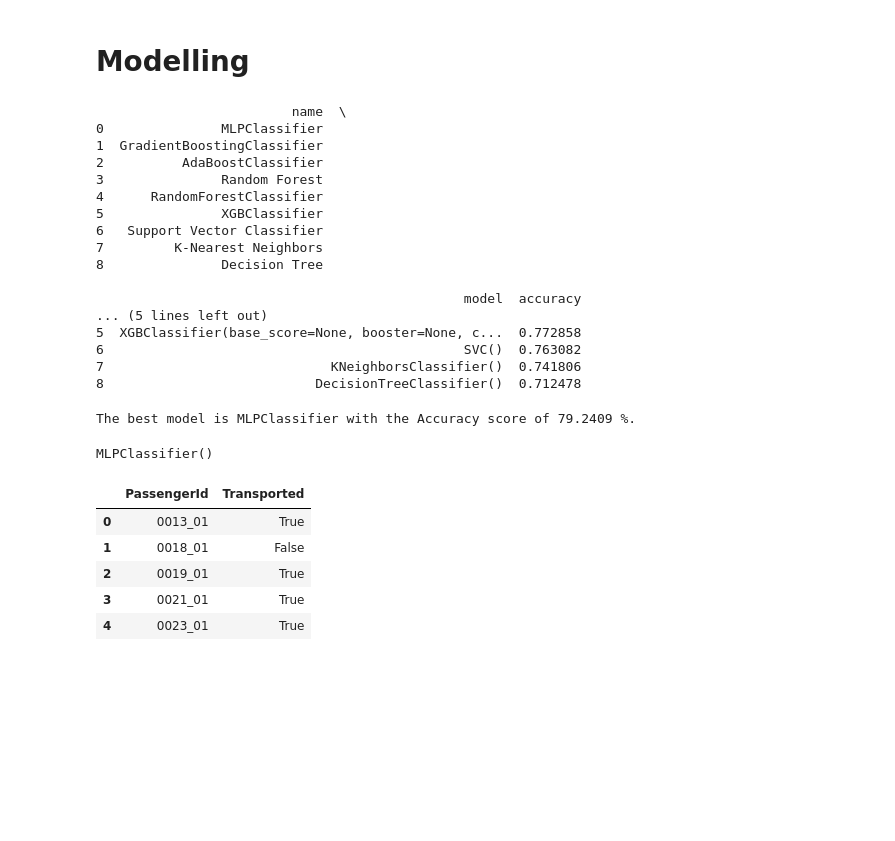
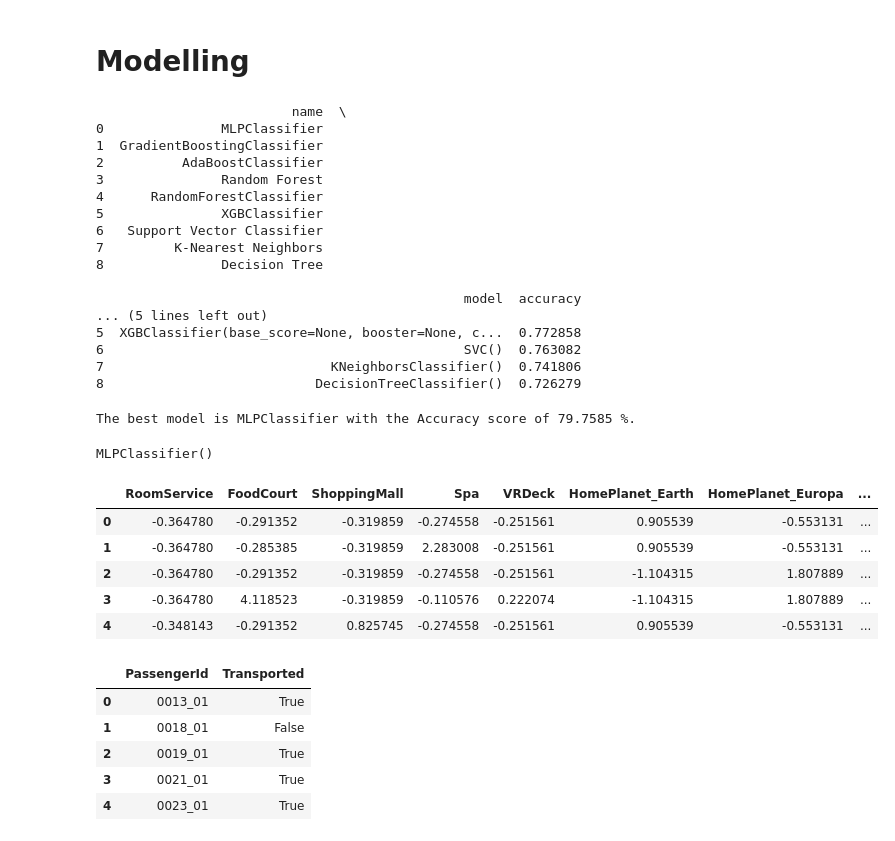
Before and after one commit to saptarshipal1/spaceship-titanic, a Jupyter notebook: data/spaceship-titanic_2.0.ipynb, the cells around one changed output. Cells and saved outputs as stored; diff of their text form; code cells hidden in the pictures; blank space fills up the shorter version.

```diff
--- a/data/spaceship-titanic_2.0.ipynb
+++ b/data/spaceship-titanic_2.0.ipynb
@@ -234,3 +261,5 @@ test1.head()
 | 2 | 0.0 | 0.0 | 0.0 | 0.0 | 0.0 | 0 | 1 | ... |
 | 3 | 0.0 | 6652.0 | 0.0 | 181.0 | 585.0 | 0 | 1 | ... |
 | 4 | 10.0 | 0.0 | 635.0 | 0.0 | 0.0 | 1 | 0 | ... |
+# %%
+test1_cols=test1.columns
@@ -310,2 +329,11 @@ train1.shape
 # %%
 #train1.columns
+# %%
+'''
+train1['extra_services'] = train1['RoomService']+train1['FoodCourt']+train1['ShoppingMall']+train1['Spa']+train1['VRDeck']
+train1.drop(columns = ['RoomService', 'FoodCourt', 'ShoppingMall', 'Spa', 'VRDeck'], axis =1,inplace =True)
+
+
+test1['extra_services'] = test1['RoomService']+test1['FoodCourt']+test1['ShoppingMall']+test1['Spa']+test1['VRDeck']
+test1.drop(columns = ['RoomService', 'FoodCourt', 'ShoppingMall', 'Spa', 'VRDeck'], axis =1,inplace =True)
+'''
@@ -311,0 +364,11 @@ train1.shape
+# %%
+'''
+train1['ShoppingMall'] = np.log1p(train1['ShoppingMall'])
+train1['VRDeck'] = np.log1p(train1['VRDeck'])
+train1['Spa'] = np.log1p(train1['Spa'])
+train1['FoodCourt'] = np.log1p(train1['FoodCourt'])
+train1['RoomService'] = np.log1p(train1['RoomService'])
+
+
+train1.skew()
+'''
@@ -335,6 +400,7 @@ scaler2 = StandardScaler()
 X_train = scaler2.fit_transform(X_train)
 X_test = scaler2.fit_transform(X_test)
 test1 = scaler2.fit_transform(test1)
+test1  =pd.DataFrame(test1 ,columns = test1_cols)
 # %%
 '''
 X_train_sc =pd.DataFrame(X_train_sc,columns = X_train.columns)
@@ -389,16 +455,25 @@ print(df_scores)
 5  XGBClassifier(base_score=None, booster=None, c...  0.772858
 6                                              SVC()  0.763082
 7                             KNeighborsClassifier()  0.741806
-8                           DecisionTreeClassifier()  0.712478
+8                           DecisionTreeClassifier()  0.726279
 # %%
 print("The best model is "+str(df_scores.iloc[0,0])+ " with the Accuracy score of "+str(round(df_scores.iloc[0,2]*100,4))+" %.")
 # %% [output]
-The best model is MLPClassifier with the Accuracy score of 79.2409 %.
+The best model is MLPClassifier with the Accuracy score of 79.7585 %.
 # %%
 selected_model = df_scores.iloc[0,1]
 selected_model
 # %% [output]
 MLPClassifier()
+# %%
+test1.head()
+# %% [output]
+|  | RoomService | FoodCourt | ShoppingMall | Spa | VRDeck | HomePlanet_Earth | HomePlanet_Europa | ... |
+| 0 | -0.364780 | -0.291352 | -0.319859 | -0.274558 | -0.251561 | 0.905539 | -0.553131 | ... |
+| 1 | -0.364780 | -0.285385 | -0.319859 | 2.283008 | -0.251561 | 0.905539 | -0.553131 | ... |
+| 2 | -0.364780 | -0.291352 | -0.319859 | -0.274558 | -0.251561 | -1.104315 | 1.807889 | ... |
+| 3 | -0.364780 | 4.118523 | -0.319859 | -0.110576 | 0.222074 | -1.104315 | 1.807889 | ... |
+| 4 | -0.348143 | -0.291352 | 0.825745 | -0.274558 | -0.251561 | 0.905539 | -0.553131 | ... |
 # %%
 selected_model.fit(X_train,y_train)
 y_pred1 = selected_model.predict(test1)
```
Also changed, not shown: parts of 16 cells of this notebook, 2 other files.
